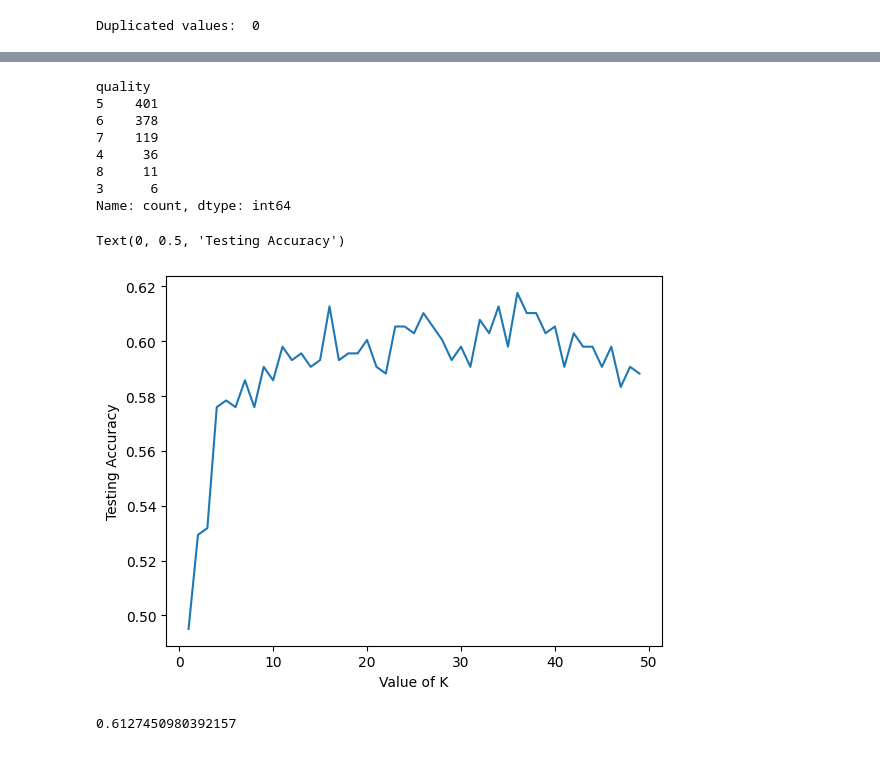
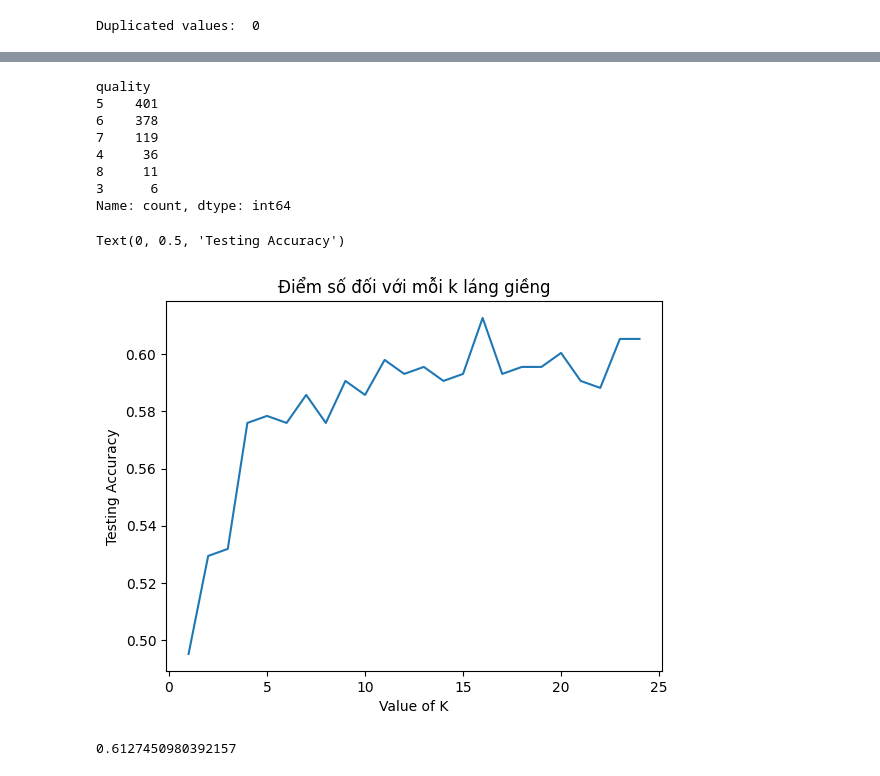
Before and after one commit to TQTien1/UDAI-wine-red, a Jupyter notebook: KNN_nhom-_sau_hop.ipynb, the cells around one changed output, grey strips where cells are left out. Drawn from its saved outputs; the diff is of its cells as text; code cells hidden in the pictures.

```diff
--- a/KNN_nhom-_sau_hop.ipynb
+++ b/KNN_nhom-_sau_hop.ipynb
@@ -8,3 +13,4 @@ from sklearn.model_selection import train_test_split
 # %%
-wine = pd.read_csv('\Coder\linhtinh\winequality-red.csv', sep=';')
+#Import dữ liệu
+wine = pd.read_csv('winequality-red.csv', sep=';')
 wine.head(10)
@@ -130,17 +150,17 @@ correlation['quality'].drop('quality').sort_values(ascending=False).plot(kind='b
 wine = wine.drop(['residual sugar', 'free sulfur dioxide', 'pH'], axis=1)
 # %%
+#Chia tập test và train
 X=wine.drop('quality', axis = 1)
 y=wine['quality']
 X_train, X_test, y_train, y_test = train_test_split(X,y,test_size = 0.3, random_state= 2)
+y_train.value_counts()
+# %% [output]
+quality
+5    401
+6    378
+7    119
+4     36
+8     11
+3      6
+Name: count, dtype: int64
-# %%
-y_train.value_counts()
-# %% [output]
-quality
-5    401
-6    378
-7    119
-4     36
-8     11
-3      6
-Name: count, dtype: int64
 # %%
@@ -150,25 +169,23 @@ std = StandardScaler()
 X_train = std.fit_transform(X_train)
 X_test =  std.transform(X_test)
 # %%
-from sklearn.metrics import confusion_matrix,accuracy_score,classification_report,f1_score,precision_score,recall_score
-import sklearn.metrics as metrics
-from sklearn.neighbors import KNeighborsClassifier
 #Tìm k
-kvals=range(1,50)
+kvals=range(1,25)
 scores={}
 scores_list=[]
 for k in kvals:
     knn=KNeighborsClassifier(n_neighbors=k)
     knn.fit(X_train,y_train)
     y_pred=knn.predict(X_test)
     scores[k]=metrics.accuracy_score(y_test,y_pred)
     scores_list.append(metrics.accuracy_score(y_test,y_pred))
 plt.plot(kvals,scores_list)
+plt.title("Điểm số đối với mỗi k láng giềng")
 plt.xlabel("Value of K")
 plt.ylabel("Testing Accuracy")
 # %% [output]
 Text(0, 0.5, 'Testing Accuracy')
-[figure, old version]
+[figure, new version]
 # %%
 #Train lần 1
 model = KNeighborsClassifier(n_neighbors= 16)
```
Also changed, not shown: parts of 28 cells of this notebook.
